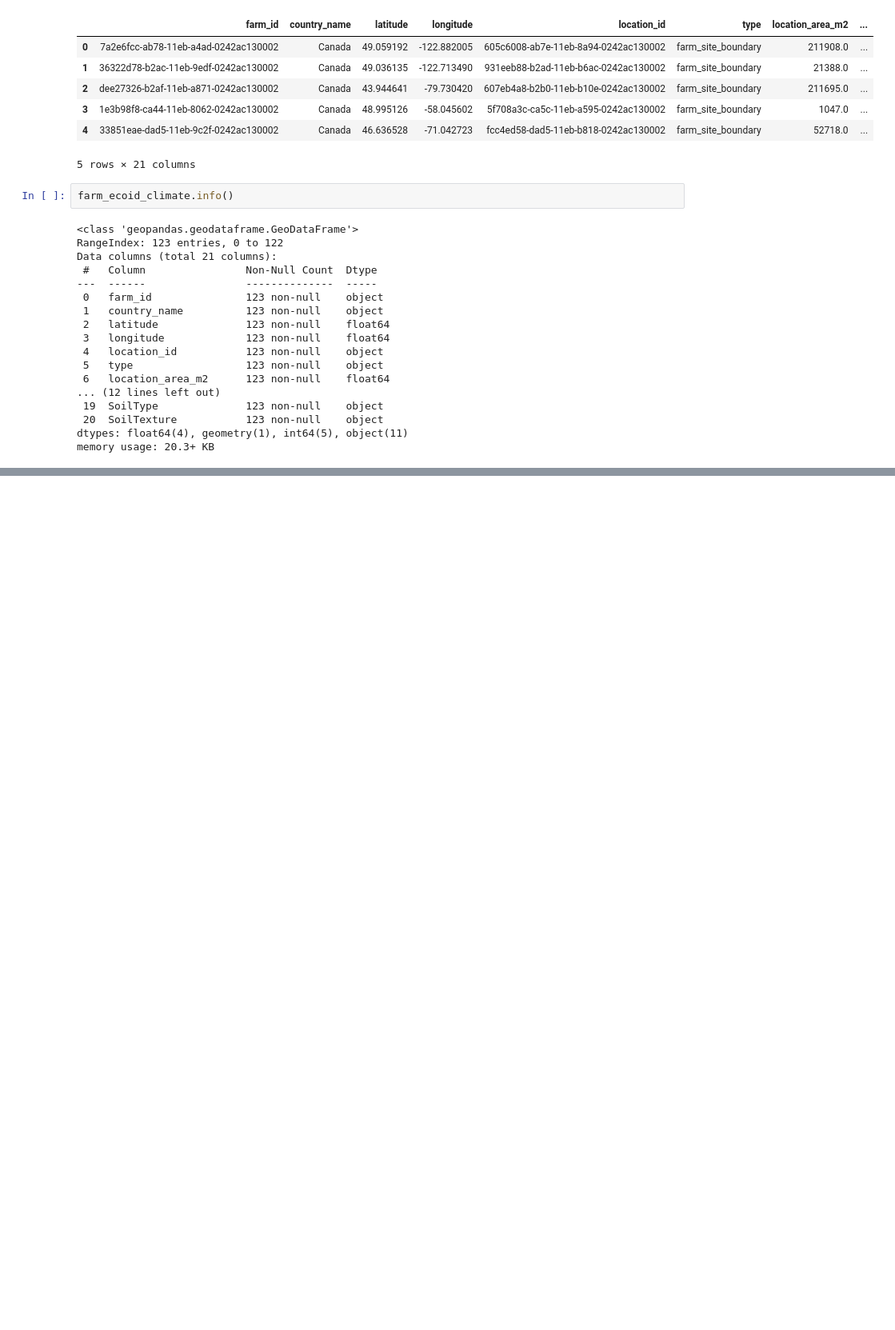
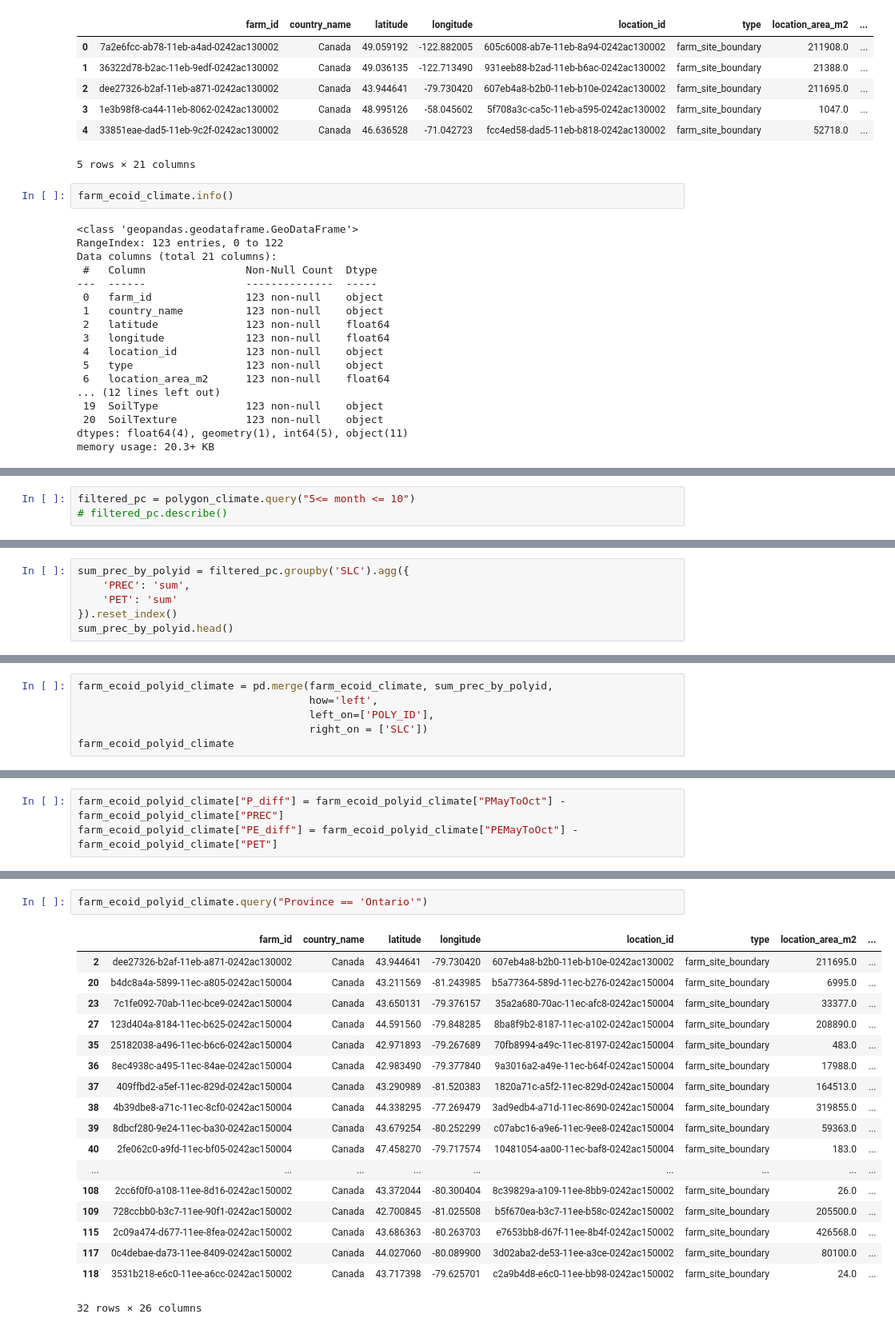
Before and after one commit to ubc-litefarm-datateam/pyHolos-Litefarm, a Jupyter notebook: notebooks/farm_climate.ipynb, the cells around one changed output, grey strips where cells are left out. Shown: that part at 80% size. Cells and saved outputs as stored; diff of their text form; blank space fills up the shorter version.

```diff
--- a/notebooks/farm_climate.ipynb
+++ b/notebooks/farm_climate.ipynb
@@ -182,0 +223,3 @@ memory usage: 20.3+ KB
+# %%
+filtered_pc = polygon_climate.query("5<= month <= 10")
+# filtered_pc.describe()
@@ -182,0 +236,6 @@ memory usage: 20.3+ KB
+# %%
+sum_prec_by_polyid = filtered_pc.groupby('SLC').agg({
+    'PREC': 'sum',
+    'PET': 'sum'
+}).reset_index()
+sum_prec_by_polyid.head()
@@ -182,0 +269,6 @@ memory usage: 20.3+ KB
+# %%
+farm_ecoid_polyid_climate = pd.merge(farm_ecoid_climate, sum_prec_by_polyid,
+                                     how='left',
+                                     left_on=['POLY_ID'],
+                                     right_on = ['SLC'])
+farm_ecoid_polyid_climate
@@ -182,0 +320,3 @@ memory usage: 20.3+ KB
+# %%
+farm_ecoid_polyid_climate["P_diff"] = farm_ecoid_polyid_climate["PMayToOct"] - farm_ecoid_polyid_climate["PREC"]
+farm_ecoid_polyid_climate["PE_diff"] = farm_ecoid_polyid_climate["PEMayToOct"] - farm_ecoid_polyid_climate["PET"]
@@ -182,0 +388,21 @@ memory usage: 20.3+ KB
+# %%
+farm_ecoid_polyid_climate.query("Province == 'Ontario'")
+# %% [output]
+|  | farm_id | country_name | latitude | longitude | location_id | type | location_area_m2 | ... |
+| 2 | dee27326-b2af-11eb-a871-0242ac130002 | Canada | 43.944641 | -79.730420 | 607eb4a8-b2b0-11eb-b10e-0242ac130002 | farm_site_boundary | 211695.0 | ... |
+| 20 | b4dc8a4a-5899-11ec-a805-0242ac150004 | Canada | 43.211569 | -81.243985 | b5a77364-589d-11ec-b276-0242ac150004 | farm_site_boundary | 6995.0 | ... |
+| 23 | 7c1fe092-70ab-11ec-bce9-0242ac150004 | Canada | 43.650131 | -79.376157 | 35a2a680-70ac-11ec-afc8-0242ac150004 | farm_site_boundary | 33377.0 | ... |
+| 27 | 123d404a-8184-11ec-b625-0242ac150004 | Canada | 44.591560 | -79.848285 | 8ba8f9b2-8187-11ec-a102-0242ac150004 | farm_site_boundary | 208890.0 | ... |
+| 35 | 25182038-a496-11ec-b6c6-0242ac150004 | Canada | 42.971893 | -79.267689 | 70fb8994-a49c-11ec-8197-0242ac150004 | farm_site_boundary | 483.0 | ... |
+| 36 | 8ec4938c-a495-11ec-84ae-0242ac150004 | Canada | 42.983490 | -79.377840 | 9a3016a2-a49e-11ec-b64f-0242ac150004 | farm_site_boundary | 17988.0 | ... |
+| 37 | 409ffbd2-a5ef-11ec-829d-0242ac150004 | Canada | 43.290989 | -81.520383 | 1820a71c-a5f2-11ec-829d-0242ac150004 | farm_site_boundary | 164513.0 | ... |
+| 38 | 4b39dbe8-a71c-11ec-8cf0-0242ac150004 | Canada | 44.338295 | -77.269479 | 3ad9edb4-a71d-11ec-8690-0242ac150004 | farm_site_boundary | 319855.0 | ... |
+| 39 | 8dbcf280-9e24-11ec-ba30-0242ac150004 | Canada | 43.679254 | -80.252299 | c07abc16-a9e6-11ec-9ee8-0242ac150004 | farm_site_boundary | 59363.0 | ... |
+| 40 | 2fe062c0-a9fd-11ec-bf05-0242ac150004 | Canada | 47.458270 | -79.717574 | 10481054-aa00-11ec-baf8-0242ac150004 | farm_site_boundary | 183.0 | ... |
+| ... | ... | ... | ... | ... | ... | ... | ... | ... |
+| 108 | 2cc6f0f0-a108-11ee-8d16-0242ac150002 | Canada | 43.372044 | -80.300404 | 8c39829a-a109-11ee-8bb9-0242ac150002 | farm_site_boundary | 26.0 | ... |
+| 109 | 728ccbb0-b3c7-11ee-90f1-0242ac150002 | Canada | 42.700845 | -81.025508 | b5f670ea-b3c7-11ee-b58c-0242ac150002 | farm_site_boundary | 205500.0 | ... |
+| 115 | 2c09a474-d677-11ee-8fea-0242ac150002 | Canada | 43.686363 | -80.263703 | e7653bb8-d67f-11ee-8b4f-0242ac150002 | farm_site_boundary | 426568.0 | ... |
+| 117 | 0c4debae-da73-11ee-8409-0242ac150002 | Canada | 44.027060 | -80.089900 | 3d02aba2-de53-11ee-a3ce-0242ac150002 | farm_site_boundary | 80100.0 | ... |
+| 118 | 3531b218-e6c0-11ee-a6cc-0242ac150002 | Canada | 43.717398 | -79.625701 | c2a9b4d8-e6c0-11ee-bb98-0242ac150002 | farm_site_boundary | 24.0 | ... |
+32 rows × 26 columns
```
Also changed, not shown: parts of 30 cells of this notebook, 23 other files.
